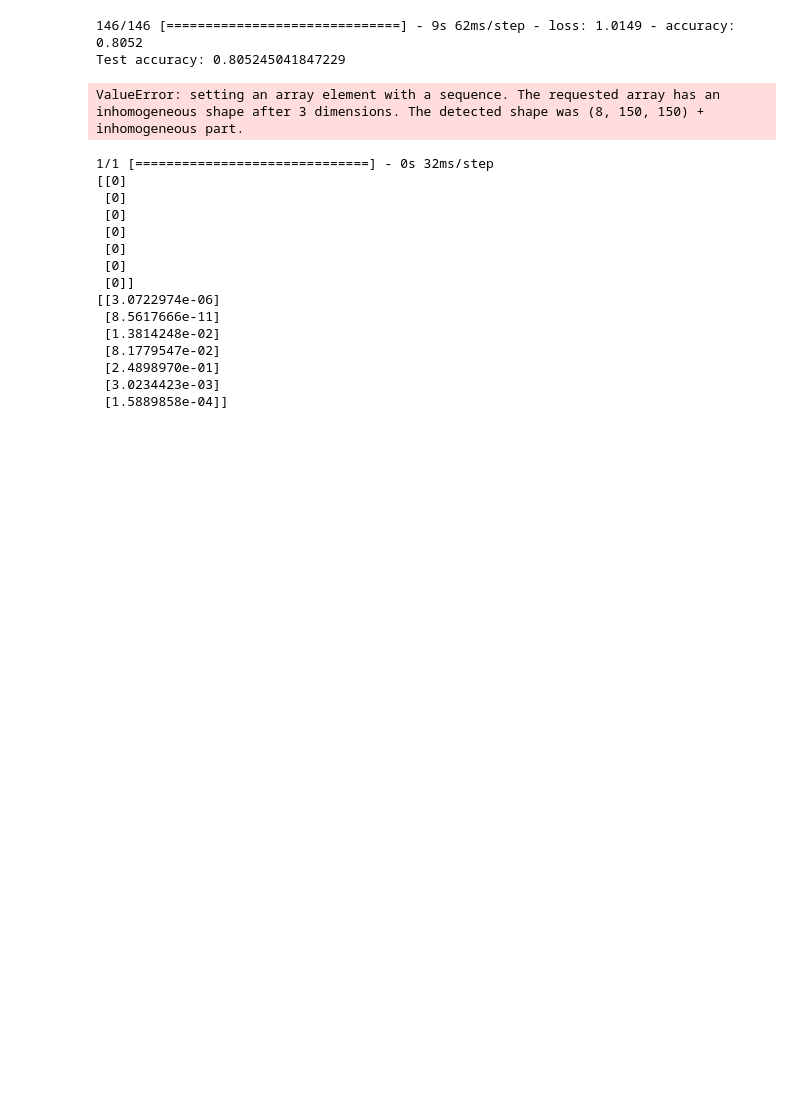
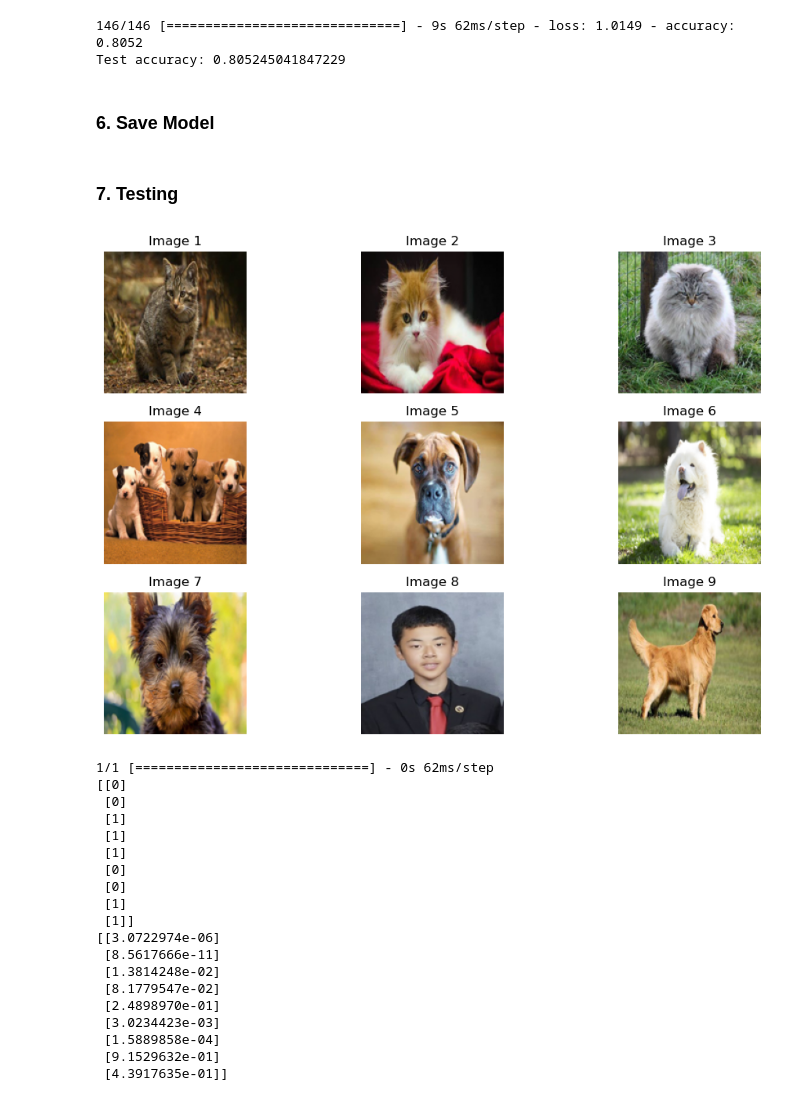
Before and after one commit to BearytheGreenBear/csp-blog, a Jupyter notebook: _notebooks/2023-10-20-cats-and-dogs-ml.ipynb, the cells around one changed output. Cells and saved outputs as stored; diff of their text form; code cells hidden in the pictures; blank space fills up the shorter version.

```diff
--- a/_notebooks/2023-10-20-cats-and-dogs-ml.ipynb
+++ b/_notebooks/2023-10-20-cats-and-dogs-ml.ipynb
@@ -107,14 +108,16 @@ print(f'Test accuracy: {test_accuracy}')
 # %% [output]
 146/146 [==============================] - 9s 62ms/step - loss: 1.0149 - accuracy: 0.8052
 Test accuracy: 0.805245041847229
+# %% [markdown]
+### 6. Save Model
 # %%
 # Save the entire model in the native Keras format
 model.save('my_model.keras')
+# %% [markdown]
+### 7. Testing
 # %%
-import tensorflow as tf
-import numpy as np
-from PIL import Image
-import matplotlib.pyplot as plt
+# Define the target dimensions for resizing
+target_size = (150, 150)
 
 # Load and preprocess the new images with relative paths
 new_images = []  # List to store the preprocessed images
@@ -126,50 +129,30 @@ image_paths = [
     "../images/dog2.jpg",
     "../images/dog3.jpg",
     "../images/dog4.jpg",
-    "../images/ian.png"
+    "../images/ian.jpg",
+    "../images/dog5.jpg"
 ]  # Replace with your relative image file paths
 
 for image_path in image_paths:
     image = Image.open(image_path)
-    image = image.resize((150, 150))
+    image = image.resize(target_size)
     image = np.array(image) / 255.0  # Normalize pixel values to [0, 1]
     new_images.append(image)
 
 # Convert the new images to a NumPy array
 new_images = np.array(new_images)
-
-# Display the preprocessed images
-fig, axes = plt.subplots(2, 4, figsize=(12, 8))
-for i, ax in enumerate(axes.flat):
-    ax.imshow(new_images[i])
-    ax.set_title(f"Image {i+1}")
-    ax.axis("off")
-
-plt.show()
-# %% [output]
-ValueError: setting an array element with a sequence. The requested array has an inhomogeneous shape after 3 dimensions. The detected shape was (8, 150, 150) + inhomogeneous part.
+# %%
+# Display the preprocessed images
+fig, axes = plt.subplots(3, 3, figsize=(12, 8))
+for i, ax in enumerate(axes.flat):
+    ax.imshow(new_images[i])
+    ax.set_title(f"Image {i+1}")
+    ax.axis("off")
+
+plt.show()
+# %% [output]
+[figure, added]
 # %%
-# Load and preprocess the new images
-new_images = []  # List to store the preprocessed images
-image_paths = [
-    "../images/cat1.jpg",
-    "../images/cat2.jpg",
-    "../images/cat3.jpg",
-    "../images/dog1.jpg",
-    "../images/dog2.jpg",
-    "../images/dog3.jpg",
-    "../images/dog4.jpg"
-]
-
-for image_path in image_paths:
-    image = Image.open(image_path)
-    image = image.resize((150, 150))
-    image = np.array(image) / 255.0  # Normalize pixel values to [0, 1]
-    new_images.append(image)
-
-# Convert the new images to a NumPy array
-new_images = np.array(new_images)
-
 # Make predictions
 predictions = model.predict(new_images)
 
@@ -185,18 +168,22 @@ print(binary_predictions)
 # Print the raw probabilities for reference
 print(predictions)
 # %% [output]
-1/1 [==============================] - 0s 32ms/step
+1/1 [==============================] - 0s 62ms/step
 [[0]
  [0]
+ [1]
+ [1]
+ [1]
  [0]
  [0]
- [0]
- [0]
- [0]]
+ [1]
+ [1]]
 [[3.0722974e-06]
  [8.5617666e-11]
  [1.3814248e-02]
  [8.1779547e-02]
  [2.4898970e-01]
  [3.0234423e-03]
- [1.5889858e-04]]
+ [1.5889858e-04]
+ [9.1529632e-01]
+ [4.3917635e-01]]
```
Also changed, not shown: parts of 1 cell of this notebook, 2 other files.
